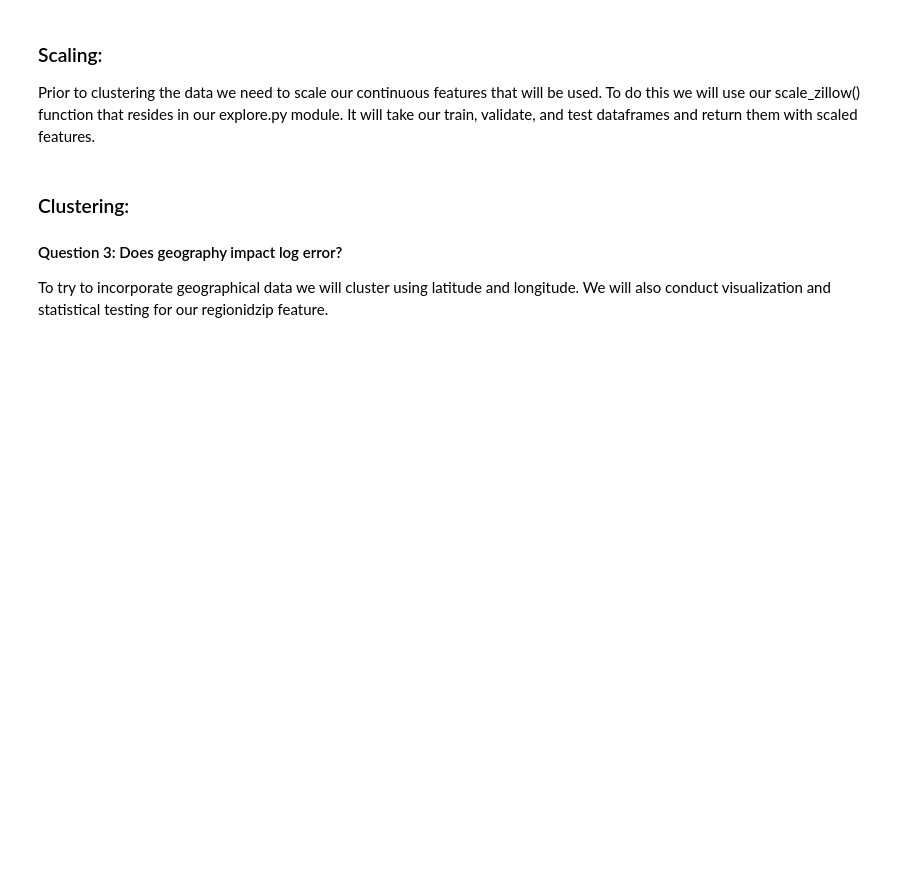
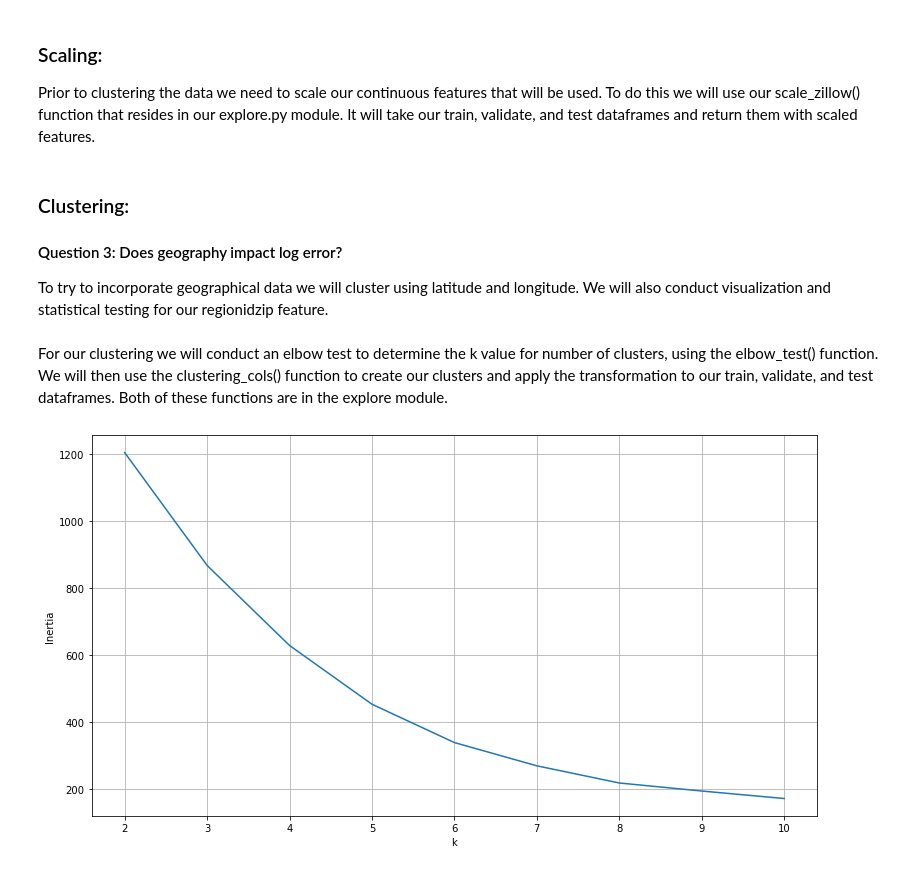
Before and after one commit to watermanbrandyn/clustering_project, a Jupyter notebook: Final Report.ipynb, the cells around one changed output. Cells and saved outputs as stored; diff of their text form; code cells hidden in the pictures; blank space fills up the shorter version.

```diff
--- a/Final Report.ipynb
+++ b/Final Report.ipynb
@@ -151,3 +157,13 @@ train, validate, test = e.scale_zillow(train, validate, test, quants)
 ### Clustering:
 #### Question 3: Does geography impact log error?
 To try to incorporate geographical data we will cluster using latitude and longitude. We will also conduct visualization and statistical testing for our regionidzip feature.
+# %% [markdown]
+For our clustering we will conduct an elbow test to determine the k value for number of clusters, using the elbow_test() function. We will then use the clustering_cols() function to create our clusters and apply the transformation to our train, validate, and test dataframes. Both of these functions are in the explore module.
+# %%
+# Selection of features for clustering
+col1 = ['latitude', 'longitude']
+
+# Use of elbow_test() to find best k value
+e.elbow_test(train, col1)
+# %% [output]
+[figure, added]
```
Also changed, not shown: parts of 29 cells of this notebook.
